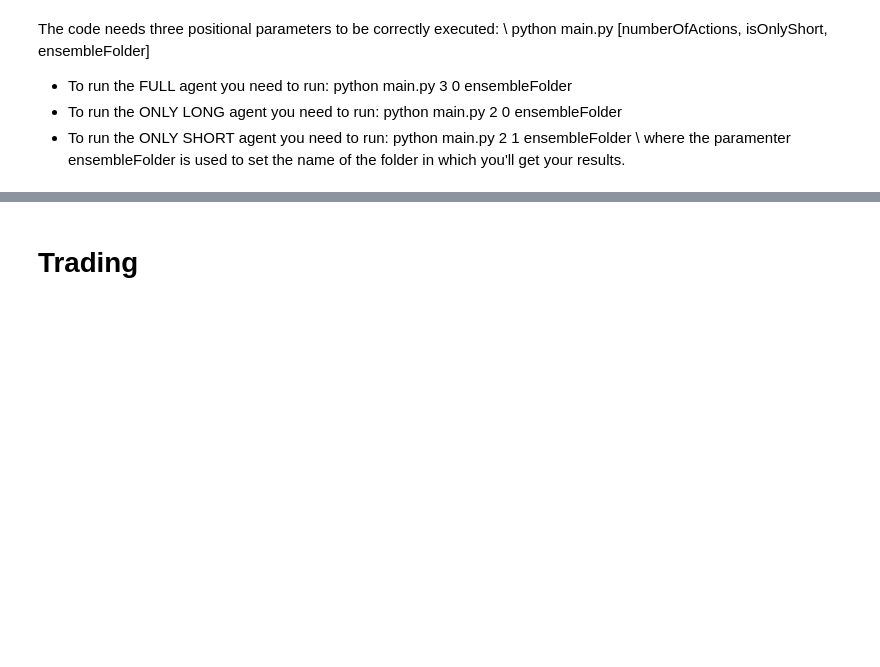
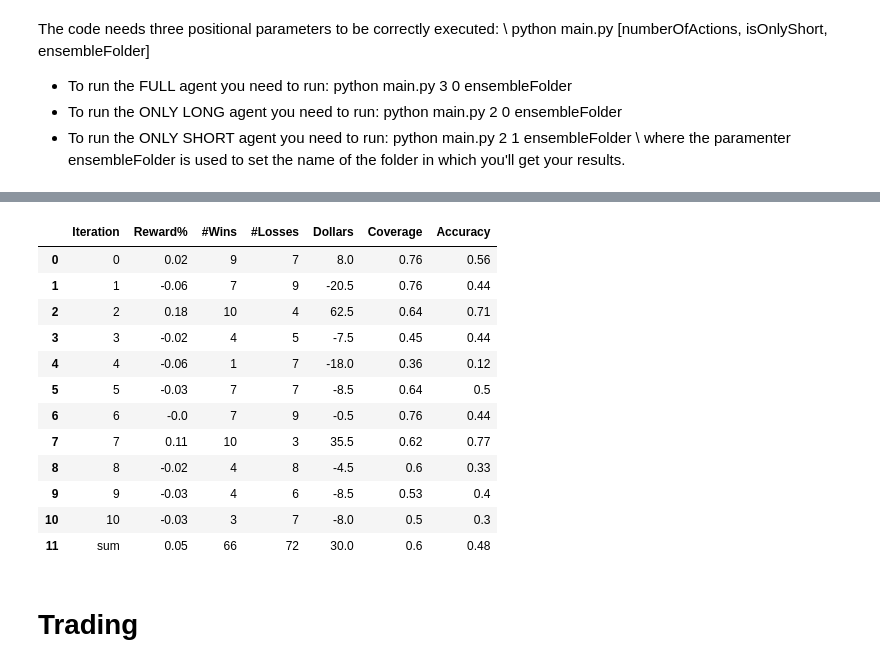
Before and after one commit to ali-rabiee/Portfolio-Formation, a Jupyter notebook: Portfolio_Formation.ipynb, the cells around one changed output, grey strips where cells are left out. Saved outputs shown, nothing was run; the diff lists cells and outputs as text; code cells hidden in the pictures; blank space fills up the shorter version.

```diff
--- a/Portfolio_Formation.ipynb
+++ b/Portfolio_Formation.ipynb
@@ -47,7 +47,7 @@ for ticker in stocks:
 
     # Drop an useless row
     # this line is for yahoo finance datasets
-    # if the code does not error in training stage uncomment it.
+    # if the code does not error in training stage comment it.
     Hour = Hour.drop(Hour.index[1757])
 
     # Reset indexes
@@ -55,6 +55,11 @@ for ticker in stocks:
     Day.reset_index(drop=True, inplace=True)
     Week.reset_index(drop=True, inplace=True)
 
+    # Drop Unnamed Columns
+    Hour = Hour.loc[:, ~Hour.columns.str.contains('^Unnamed')]
+    Day = Day.loc[:, ~Day.columns.str.contains('^Unnamed')]
+    Week = Week.loc[:, ~Week.columns.str.contains('^Unnamed')]
+
     # Save the datasets
     PATH = "datasets/"
     Hour.to_csv(f"{PATH}{ticker}hour.csv")
@@ -103,7 +108,7 @@ import sys
 
 import pandas as pd
 import numpy as np
-from ensemble import perc_ensemble, full_ensemble
+from evaluation import perc_ensemble, full_ensemble
 
 import logging
 logging.getLogger("tensorflow").setLevel(logging.ERROR)
@@ -151,14 +156,14 @@ model.add(LeakyReLU(alpha=.001))
 model.add(Dense(nb_actions))
 model.add(Activation('linear'))
 
-
+stocks = ['KGC']
 for ticker in stocks:
 
     # Define the DeepQTrading class
     dqt = DeepQTrading(
         ticker=ticker,
         model=model,
-        explorations=[(0.2, 1)],
+        explorations=[(0.2, 10)],
         trainSize=datetime.timedelta(days=30*8),
         validationSize=datetime.timedelta(days=30*1),
         testSize=datetime.timedelta(days=30*1),
@@ -192,3 +302,21 @@ for ticker in stocks:
+# %%
+
+res = ensemble(numWalks=numwalks, ticker=stocks[0])
+res
+# %% [output]
+|  | Iteration | Reward% | #Wins | #Losses | Dollars | Coverage | Accuracy |
+| 0 | 0 | 0.02 | 9 | 7 | 8.0 | 0.76 | 0.56 |
+| 1 | 1 | -0.06 | 7 | 9 | -20.5 | 0.76 | 0.44 |
+| 2 | 2 | 0.18 | 10 | 4 | 62.5 | 0.64 | 0.71 |
+| 3 | 3 | -0.02 | 4 | 5 | -7.5 | 0.45 | 0.44 |
+| 4 | 4 | -0.06 | 1 | 7 | -18.0 | 0.36 | 0.12 |
+| 5 | 5 | -0.03 | 7 | 7 | -8.5 | 0.64 | 0.5 |
+| 6 | 6 | -0.0 | 7 | 9 | -0.5 | 0.76 | 0.44 |
+| 7 | 7 | 0.11 | 10 | 3 | 35.5 | 0.62 | 0.77 |
+| 8 | 8 | -0.02 | 4 | 8 | -4.5 | 0.6 | 0.33 |
+| 9 | 9 | -0.03 | 4 | 6 | -8.5 | 0.53 | 0.4 |
+| 10 | 10 | -0.03 | 3 | 7 | -8.0 | 0.5 | 0.3 |
+| 11 | sum | 0.05 | 66 | 72 | 30.0 | 0.6 | 0.48 |
 # %% [markdown]
 # Trading
 # %%
```
Also changed, not shown: parts of 4 cells of this notebook.
